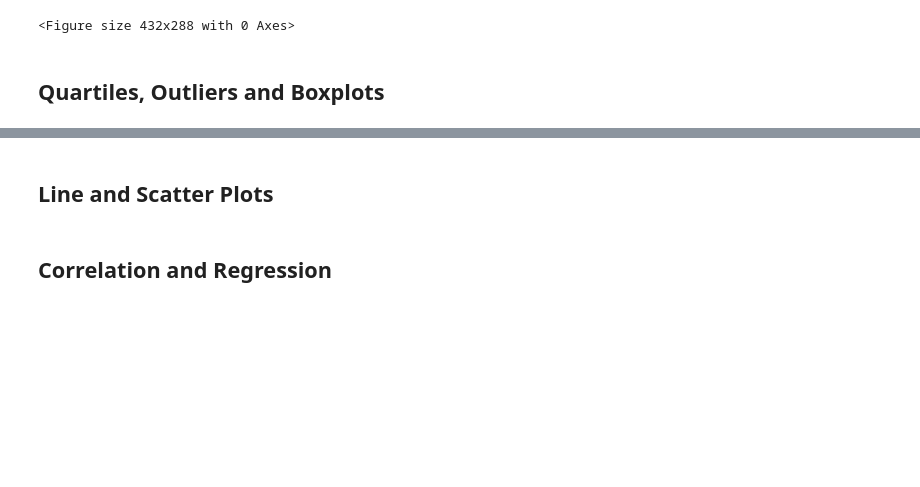
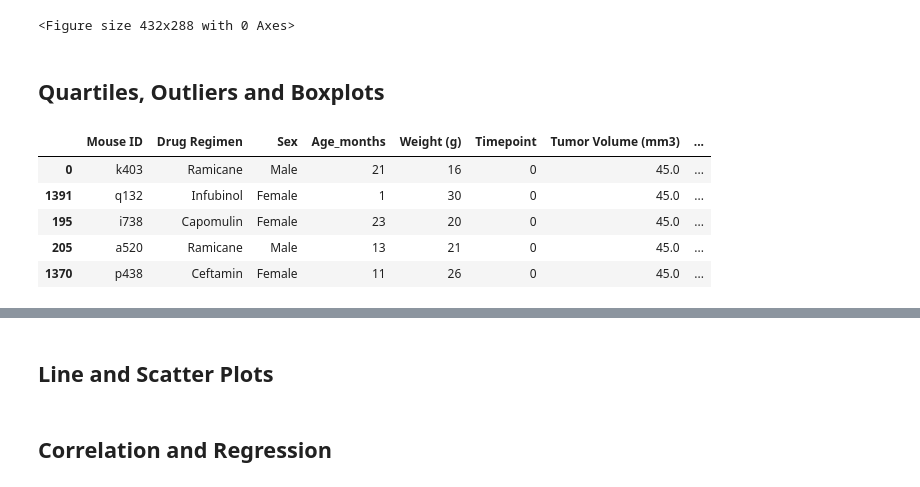
Before and after one commit to hmandich/matplotlib-challenge, a Jupyter notebook: pymaceuticals_starter.ipynb, the cells around one changed output, grey strips where cells are left out. Saved outputs shown, nothing was run; the diff lists cells and outputs as text; code cells hidden in the pictures; blank space fills up the shorter version.

```diff
--- a/pymaceuticals_starter.ipynb
+++ b/pymaceuticals_starter.ipynb
@@ -196,9 +200,13 @@ plt.savefig('pie_two')
 ## Quartiles, Outliers and Boxplots
 # %%
 # Calculate the final tumor volume of each mouse across four of the treatment regimens:
-# Capomulin, Ramicane, Infubinol, and Ceftamin
+# Ca
 
-# Start by getting the last (greatest) timepoint for each mouse
-
-
-# Merge this group df with the original dataframe to get the tumor volume at the last timepoint
+tooup df with the original dataframe to get the tumor volume at the last timepoint
+# %% [output]
+|  | Mouse ID | Drug Regimen | Sex | Age_months | Weight (g) | Timepoint | Tumor Volume (mm3) | ... |
+| 0 | k403 | Ramicane | Male | 21 | 16 | 0 | 45.0 | ... |
+| 1391 | q132 | Infubinol | Female | 1 | 30 | 0 | 45.0 | ... |
+| 195 | i738 | Capomulin | Female | 23 | 20 | 0 | 45.0 | ... |
+| 205 | a520 | Ramicane | Male | 13 | 21 | 0 | 45.0 | ... |
+| 1370 | p438 | Ceftamin | Female | 11 | 26 | 0 | 45.0 | ... |
```
Also changed, not shown: parts of 5 cells of this notebook, 1 other file.
